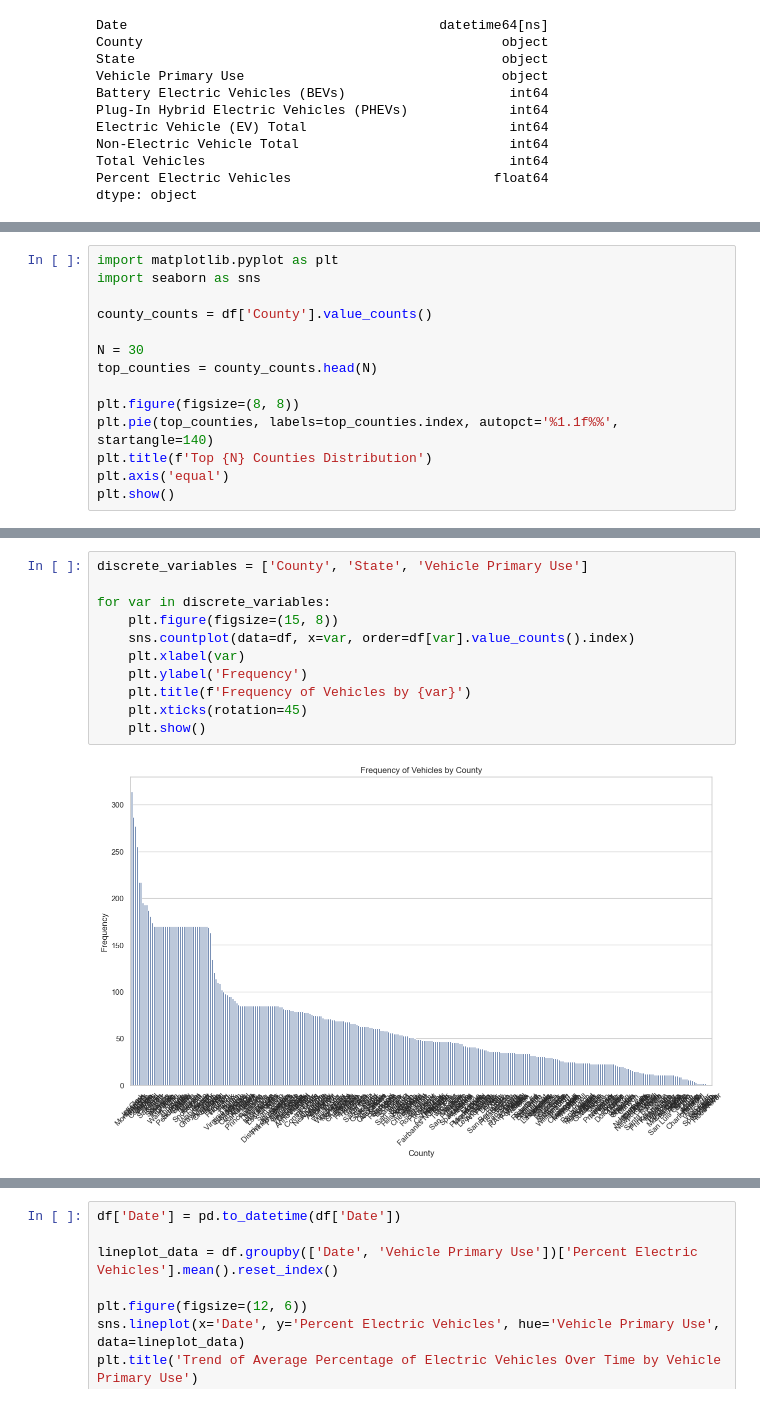
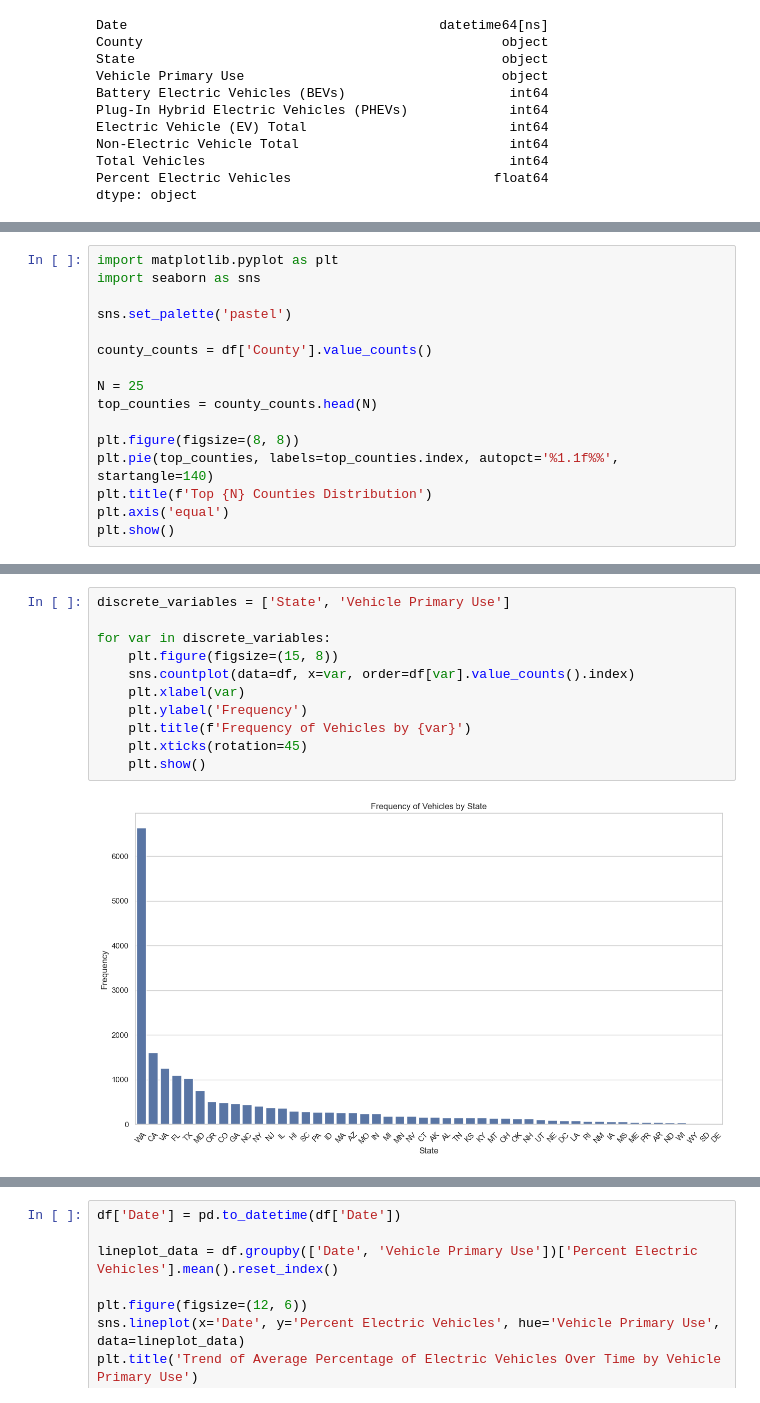
Before and after one commit to Ramsha-amir26/DAP-TABA, a Jupyter notebook: EVPopulation.ipynb, the cells around one changed output, grey strips where cells are left out. Drawn from its saved outputs; the diff is of its cells as text.

Commit message:
Visualizations

```diff
--- a/EVPopulation.ipynb
+++ b/EVPopulation.ipynb
@@ -132,9 +132,11 @@ Unique counties: ['Whitman' 'Cowlitz' 'Island' 'Dallas' 'Mercer' 'Allen' 'Solano
 import matplotlib.pyplot as plt
 import seaborn as sns
 
+sns.set_palette('pastel')
+
 county_counts = df['County'].value_counts()
 
-N = 30
+N = 25
 top_counties = county_counts.head(N)
 
 plt.figure(figsize=(8, 8))
@@ -147,13 +149,13 @@ plt.show()
 # %%
-discrete_variables = ['County', 'State', 'Vehicle Primary Use']
+discrete_variables = ['State', 'Vehicle Primary Use']
 
 for var in discrete_variables:
     plt.figure(figsize=(15, 8))
     sns.countplot(data=df, x=var, order=df[var].value_counts().index)
     plt.xlabel(var)
     plt.ylabel('Frequency')
     plt.title(f'Frequency of Vehicles by {var}')
     plt.xticks(rotation=45)
     plt.show()
 # %% [output]
-[figure, old version]
+[figure, new version]
```
Also changed, not shown: parts of 14 cells of this notebook, 2 other files.
